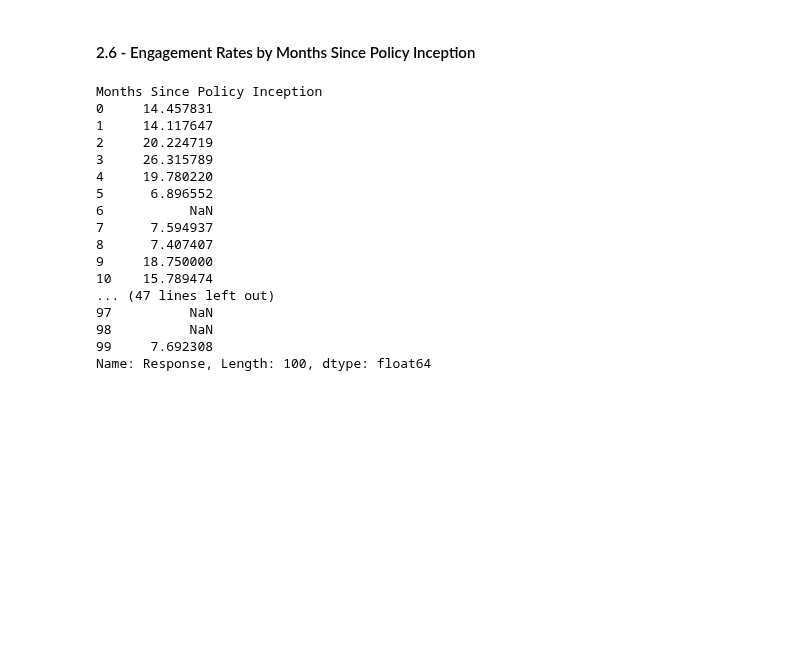
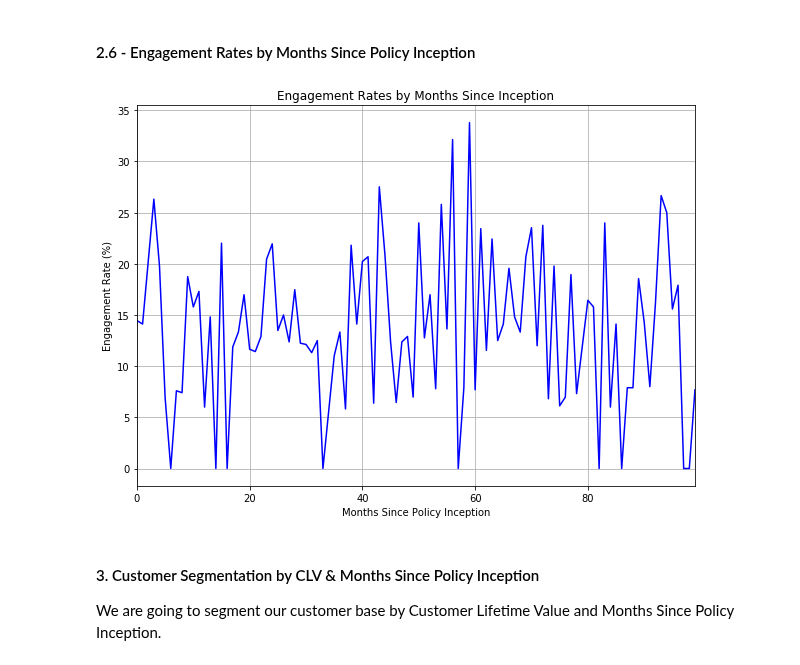
Before and after one commit to MohammadBakir/Customer-Analysis, a Jupyter notebook: CustomerAnalytics_Customer Behavior.ipynb, the cells around one changed output. Drawn from its saved outputs; the diff is of its cells as text; code cells hidden in the pictures; blank space fills up the shorter version.

Commit message:
Update CustomerAnalytics_Customer Behavior.ipynb
Customer Segmentation by CLV & Months Since Policy Inception

```diff
--- a/CustomerAnalytics_Customer Behavior.ipynb
+++ b/CustomerAnalytics_Customer Behavior.ipynb
@@ -283,22 +283,20 @@ by_months_since_inception_df = df.loc[df['Response'] == 'Yes'
                                               )['Response'
                                                ].count() / df.groupby('Months Since Policy Inception'
                                                                      )['Response'].count()*100
-by_months_since_inception_df
+by_months_since_inception_df = by_months_since_inception_df.fillna(0)
-# %% [output]
-Months Since Policy Inception
-0     14.457831
-1     14.117647
-2     20.224719
-3     26.315789
-4     19.780220
-5      6.896552
-6           NaN
-7      7.594937
-8      7.407407
-9     18.750000
-10    15.789474
-... (47 lines left out)
-97          NaN
-98          NaN
-99     7.692308
-Name: Response, Length: 100, dtype: float64
+# %%
+ax = by_months_since_inception_df.fillna(0).plot(
+figsize=(10, 7),
+title='Engagement Rates by Months Since Inception',
+grid=True,
+color='blue'
+)
+ax.set_xlabel('Months Since Policy Inception')
+ax.set_ylabel('Engagement Rate (%)')
+plt.show()
+# %% [output]
+[figure, added]
+# %% [markdown]
+#### 3. Customer Segmentation by CLV & Months Since Policy Inception
+We are going to segment our customer base by Customer Lifetime Value and Months Since Policy
+Inception.
```
Also changed, not shown: parts of 10 cells of this notebook.
